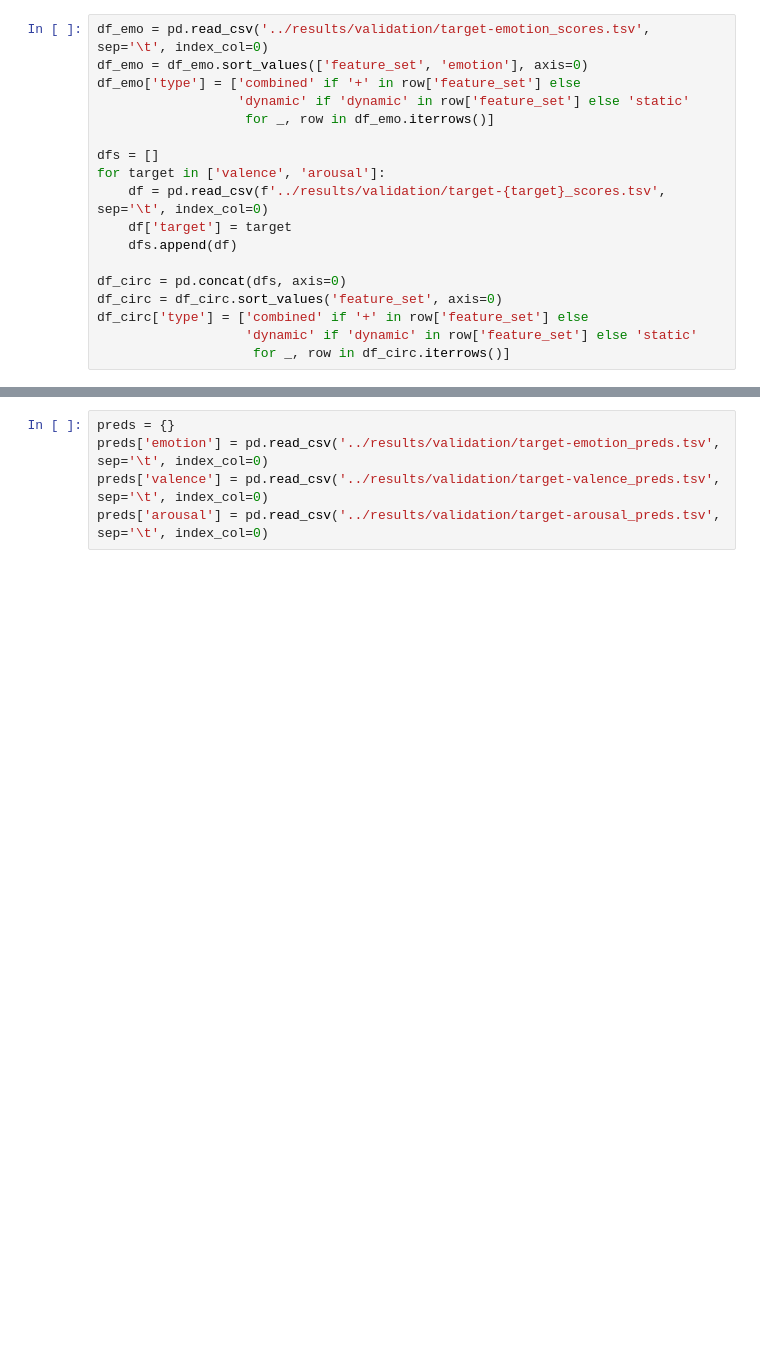
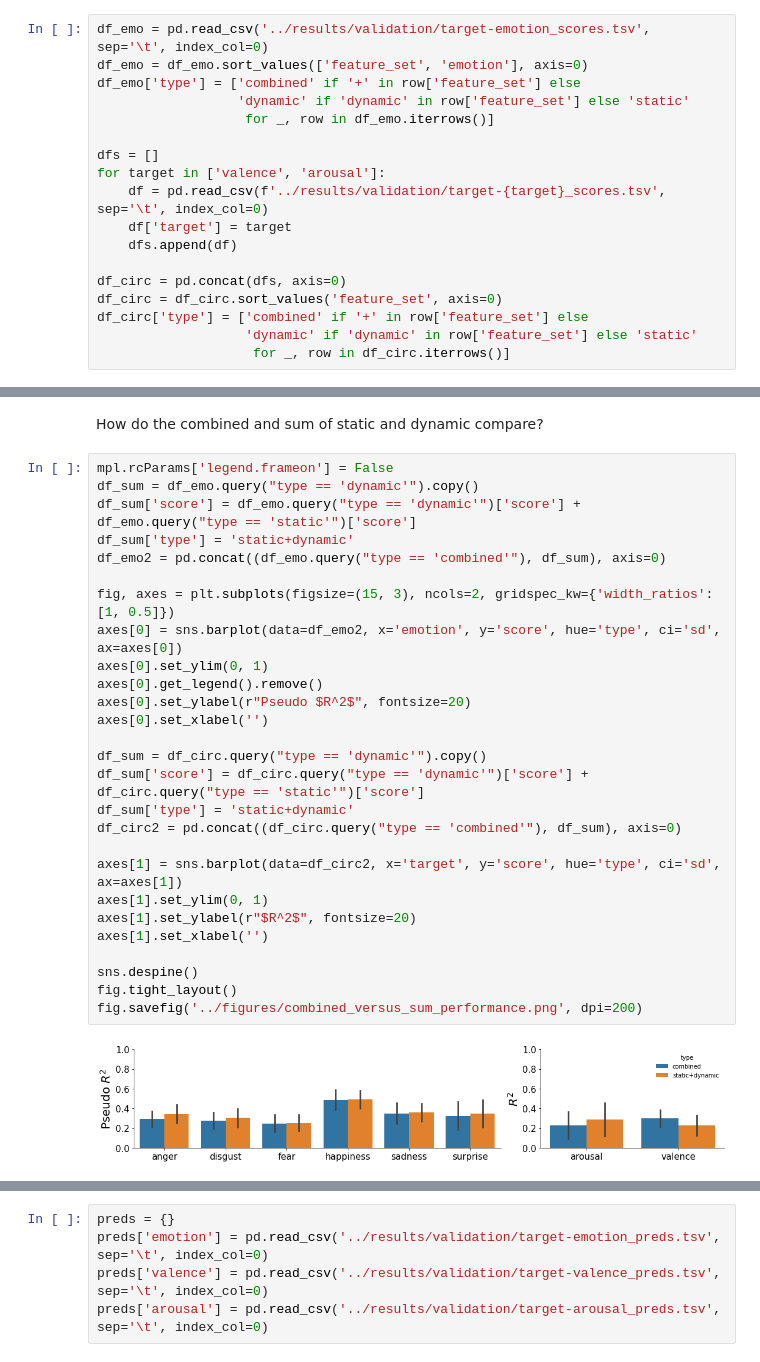
Before and after one commit to lukassnoek/static-vs-dynamic, a Jupyter notebook: notebooks/performance.ipynb, the cells around one changed output, grey strips where cells are left out. Saved outputs shown, nothing was run; the diff lists cells and outputs as text; blank space fills up the shorter version.

```diff
--- a/notebooks/performance.ipynb
+++ b/notebooks/performance.ipynb
@@ -204,0 +319,31 @@ fig.savefig('../figures/performance_barplot.png', dpi=200)
+# %% [markdown]
+How do the combined and sum of static and dynamic compare?
+# %%
+mpl.rcParams['legend.frameon'] = False
+df_sum = df_emo.query("type == 'dynamic'").copy()
+df_sum['score'] = df_emo.query("type == 'dynamic'")['score'] + df_emo.query("type == 'static'")['score']
+df_sum['type'] = 'static+dynamic'
+df_emo2 = pd.concat((df_emo.query("type == 'combined'"), df_sum), axis=0)
+
+fig, axes = plt.subplots(figsize=(15, 3), ncols=2, gridspec_kw={'width_ratios': [1, 0.5]})
+axes[0] = sns.barplot(data=df_emo2, x='emotion', y='score', hue='type', ci='sd', ax=axes[0])
+axes[0].set_ylim(0, 1)
+axes[0].get_legend().remove()
+axes[0].set_ylabel(r"Pseudo $R^2$", fontsize=20)
+axes[0].set_xlabel('')
+
+df_sum = df_circ.query("type == 'dynamic'").copy()
+df_sum['score'] = df_circ.query("type == 'dynamic'")['score'] + df_circ.query("type == 'static'")['score']
+df_sum['type'] = 'static+dynamic'
+df_circ2 = pd.concat((df_circ.query("type == 'combined'"), df_sum), axis=0)
+
+axes[1] = sns.barplot(data=df_circ2, x='target', y='score', hue='type', ci='sd', ax=axes[1])
+axes[1].set_ylim(0, 1)
+axes[1].set_ylabel(r"$R^2$", fontsize=20)
+axes[1].set_xlabel('')
+
+sns.despine()
+fig.tight_layout()
+fig.savefig('../figures/combined_versus_sum_performance.png', dpi=200)
+# %% [output]
+[figure, added]
```
Also changed, not shown: parts of 14 cells of this notebook, 5 other files.
